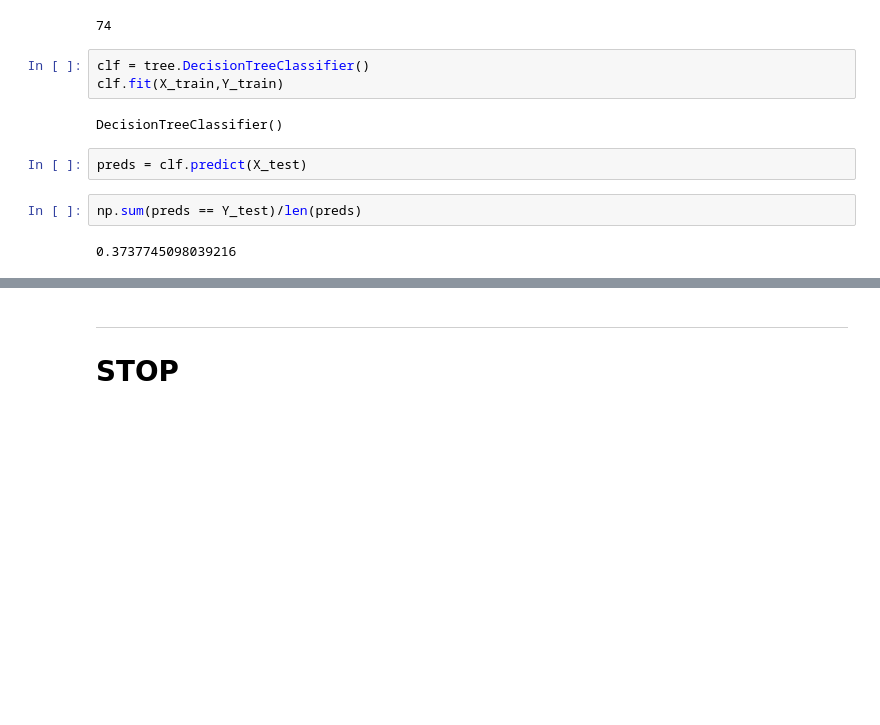
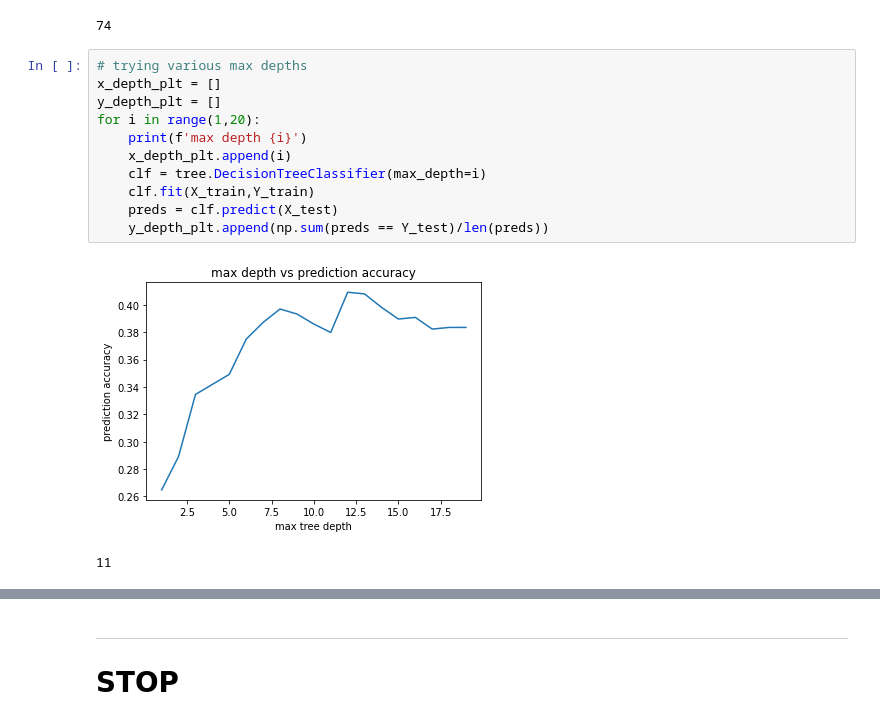
Before and after one commit to jeremyfreedman/cs4701-genrematch, a Jupyter notebook: filtered.ipynb, the cells around one changed output, grey strips where cells are left out. Saved outputs shown, nothing was run; the diff lists cells and outputs as text; blank space fills up the shorter version.

Commit message:
optimization, graph generation

```diff
--- a/filtered.ipynb
+++ b/filtered.ipynb
@@ -185,14 +186,17 @@ Train set: 3262
 X_train[1][-1]
 # %% [output]
 74
-# %%
-clf = tree.DecisionTreeClassifier()
-clf.fit(X_train,Y_train)
-# %% [output]
-DecisionTreeClassifier()
-# %%
-preds = clf.predict(X_test)
-# %%
-np.sum(preds == Y_test)/len(preds)
-# %% [output]
-0.3737745098039216
+# %%
+# trying various max depths
+x_depth_plt = []
+y_depth_plt = []
+for i in range(1,20):
+    print(f'max depth {i}')
+    x_depth_plt.append(i)
+    clf = tree.DecisionTreeClassifier(max_depth=i)
+    clf.fit(X_train,Y_train)
+    preds = clf.predict(X_test)
+    y_depth_plt.append(np.sum(preds == Y_test)/len(preds))
+# %% [output]
+[figure, added]
+11
```
Also changed, not shown: parts of 8 cells of this notebook.
